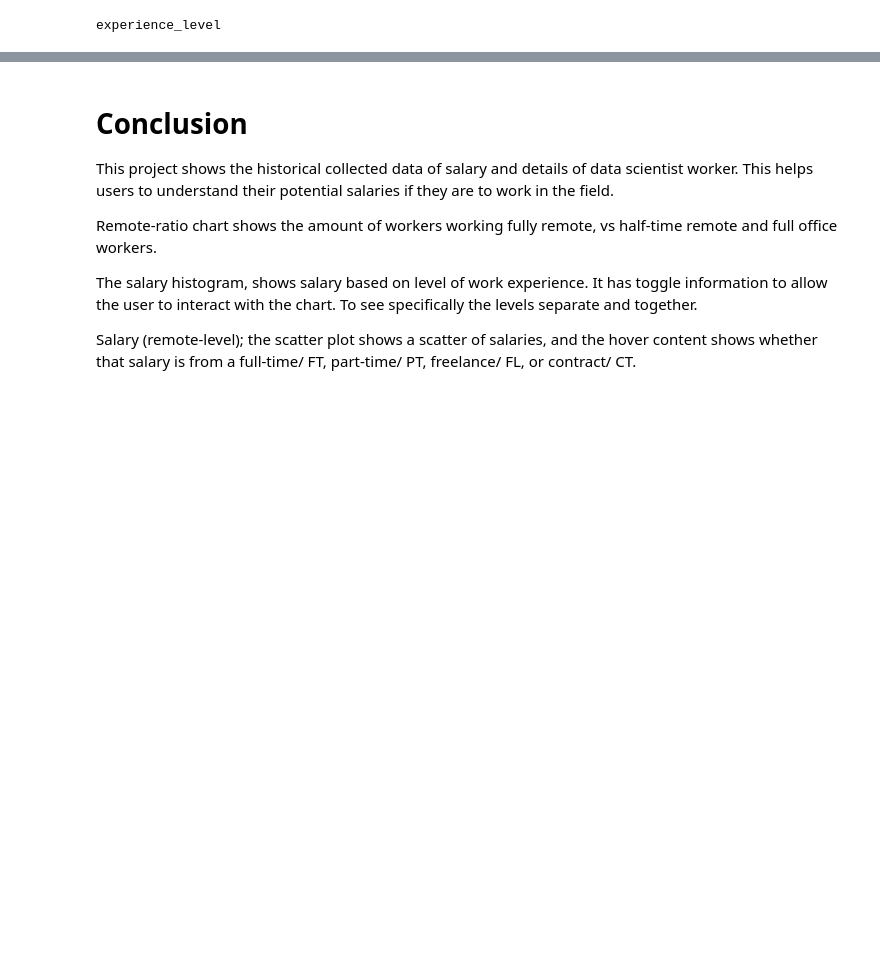
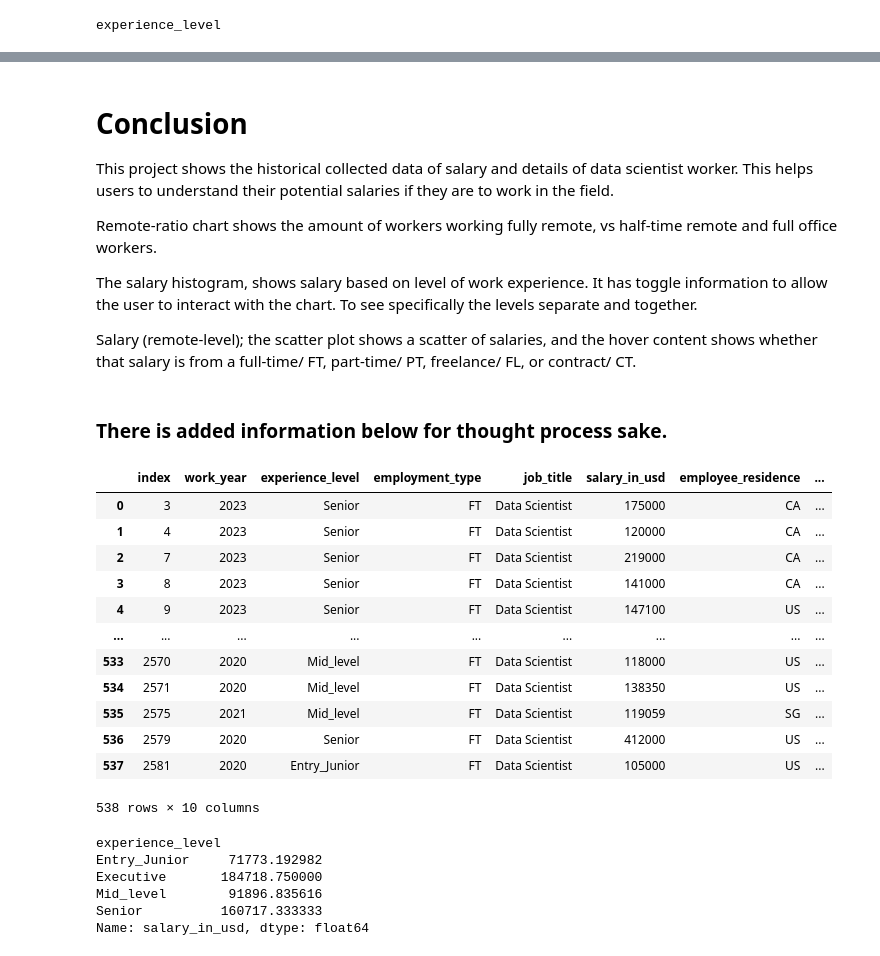
Before and after one commit to ZiggySway/salaries, a Jupyter notebook: notebooks/EDA_DSinfo_sprint4.ipynb, the cells around one changed output, grey strips where cells are left out. Saved outputs shown, nothing was run; the diff lists cells and outputs as text; code cells hidden in the pictures; blank space fills up the shorter version.

```diff
--- a/notebooks/EDA_DSinfo_sprint4.ipynb
+++ b/notebooks/EDA_DSinfo_sprint4.ipynb
@@ -267,4 +279,31 @@ Remote-ratio chart shows the amount of workers working fully remote, vs half-tim
 The salary histogram, shows salary based on level of work experience.  It has toggle information to allow the user to interact with the chart.  To see specifically the levels separate and together.<br>
 
 
-Salary (remote-level); the scatter plot shows a scatter of salaries, and the hover content shows whether that salary is from a full-time/ FT, part-time/ PT, freelance/ FL, or contract/ CT.<br>
+Salary (remote-level); the scatter plot shows a scatter of salaries, and the hover content shows whether that salary is from a full-time/ FT, part-time/ PT, freelance/ FL, or contract/ CT.<br><br>
+### There is added information below for thought process sake.
+# %%
+ds_combine_df = df[df['job_title'] == "Data Scientist"].reset_index()
+ds_combine_df
+# %% [output]
+|  | index | work_year | experience_level | employment_type | job_title | salary_in_usd | employee_residence | ... |
+| 0 | 3 | 2023 | Senior | FT | Data Scientist | 175000 | CA | ... |
+| 1 | 4 | 2023 | Senior | FT | Data Scientist | 120000 | CA | ... |
+| 2 | 7 | 2023 | Senior | FT | Data Scientist | 219000 | CA | ... |
+| 3 | 8 | 2023 | Senior | FT | Data Scientist | 141000 | CA | ... |
+| 4 | 9 | 2023 | Senior | FT | Data Scientist | 147100 | US | ... |
+| ... | ... | ... | ... | ... | ... | ... | ... | ... |
+| 533 | 2570 | 2020 | Mid_level | FT | Data Scientist | 118000 | US | ... |
+| 534 | 2571 | 2020 | Mid_level | FT | Data Scientist | 138350 | US | ... |
+| 535 | 2575 | 2021 | Mid_level | FT | Data Scientist | 119059 | SG | ... |
+| 536 | 2579 | 2020 | Senior | FT | Data Scientist | 412000 | US | ... |
+| 537 | 2581 | 2020 | Entry_Junior | FT | Data Scientist | 105000 | US | ... |
+538 rows × 10 columns
+# %%
+ds_combine_df.groupby('experience_level')['salary_in_usd'].mean()
+# %% [output]
+experience_level
+Entry_Junior     71773.192982
+Executive       184718.750000
+Mid_level        91896.835616
+Senior          160717.333333
+Name: salary_in_usd, dtype: float64
```
Also changed, not shown: parts of 12 cells of this notebook, 1 other file.
